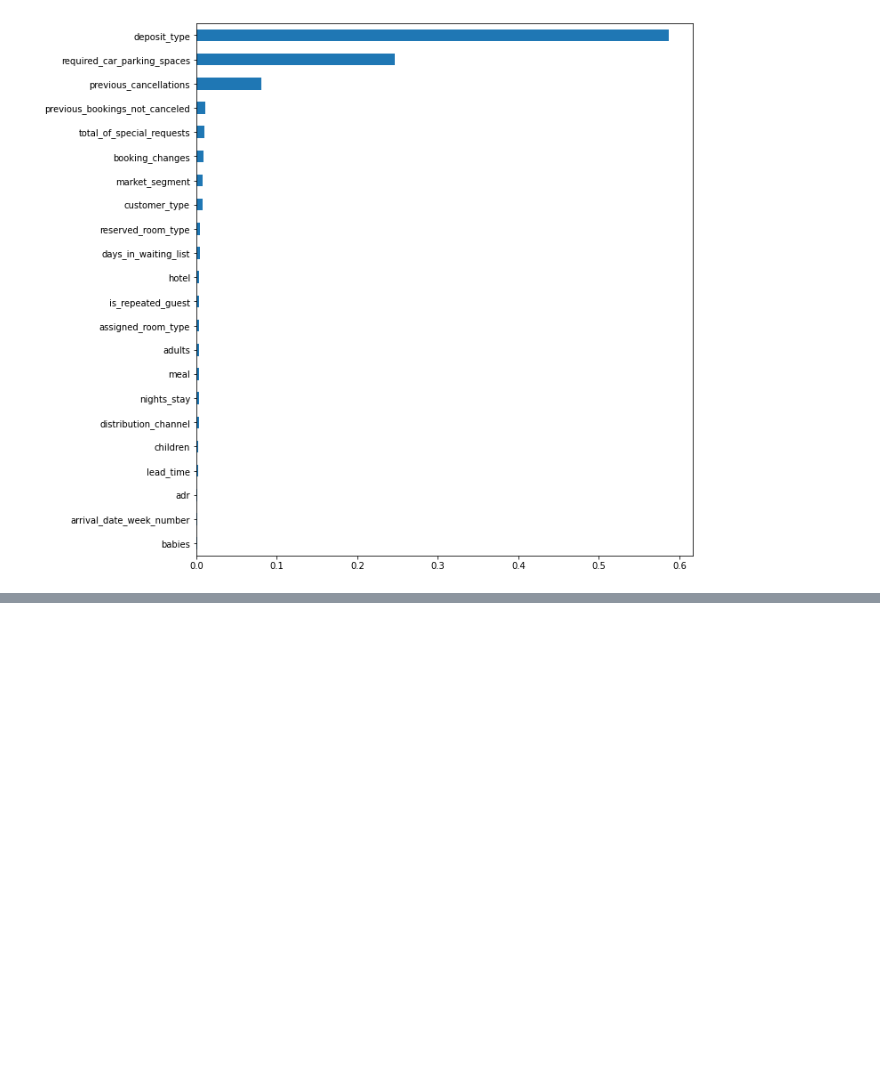
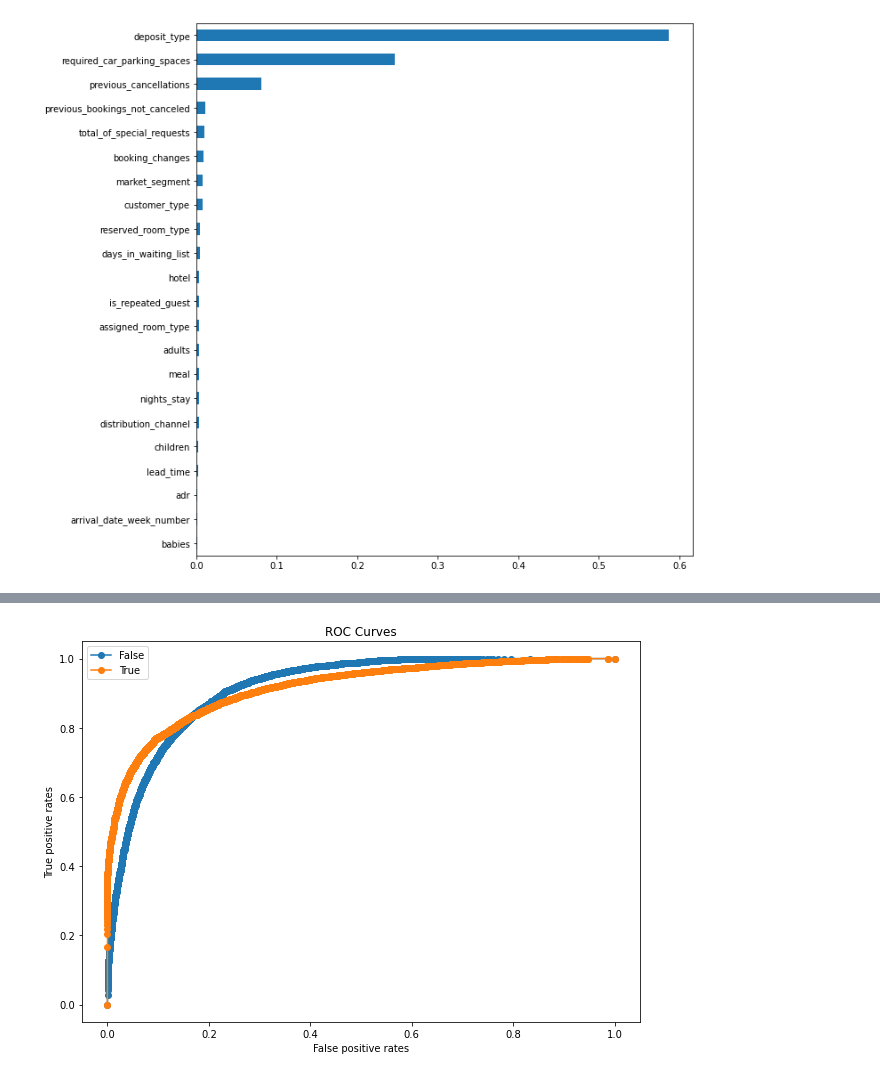
Before and after one commit to karencfisher/Hotel-Cancellations, a Jupyter notebook: notebooks/cancellations.ipynb, the cells around one changed output, grey strips where cells are left out. Drawn from its saved outputs; the diff is of its cells as text; code cells hidden in the pictures; blank space fills up the shorter version.

```diff
--- a/notebooks/cancellations.ipynb
+++ b/notebooks/cancellations.ipynb
@@ -77,0 +75,2 @@ y_train_enc = le.fit_transform(y_train)
+# %%
+y_train_enc = y_train == 'Canceled'
@@ -292,6 +311,12 @@ params = {'selectkbest__k': range(1, len(wrangle.columns_))}
 search = GridSearchCV(xg_pipeline, params, scoring='recall', n_jobs=-1, verbose=10,
                       cv=3)
 search.fit(X_train, y_train_enc)
+
+pl = search.best_estimator_
+selector = pl.named_steps['selectkbest']
+wrang = pl.named_steps['wrangledata']
+print(f'Features:\n{wrang.columns_[selector.get_support()]}')
+print(f'Best score {search.best_score_}\nParameters: {search.best_params_} %')
 # %% [output]
 Fitting 3 folds for each of 21 candidates, totalling 63 fits
 [Parallel(n_jobs=-1)]: Using backend LokyBackend with 2 concurrent workers.
@@ -306,0 +344,17 @@ KeyboardInterrupt: ignored
+# %%
+features = wrang.columns_[selector.get_support()]
+
+xg_pipeline1 = make_imb_pipeline(tools.wrangleData(max_cardinality=50),
+                                tools.selectFeatures(features),
+                            ce.OrdinalEncoder(),
+                            SimpleImputer(strategy='median'),
+                            SMOTE(random_state=42),
+                            XGBClassifier(random_state=42,
+                                          n_estimators=1500,
+                                          max_depth=8,
+                                          learning_rate=0.5,
+                                          scale_pos_weight=1.67,
+                                          n_jobs=-1))
+
+y_val_enc = y_val == 'Canceled'
+tools.tryModel(xg_pipeline1, X_train, y_train_enc, X_val, y_val_enc)
@@ -306,0 +372,5 @@ KeyboardInterrupt: ignored
+# %%
+model = xg_pipeline1.named_steps['xgbclassifier']
+tools.ROCcurves(y_val_enc, X_val, xg_pipeline1, classes=model.classes_)
+# %% [output]
+[figure, added]
```
Also changed, not shown: parts of 18 cells of this notebook.
